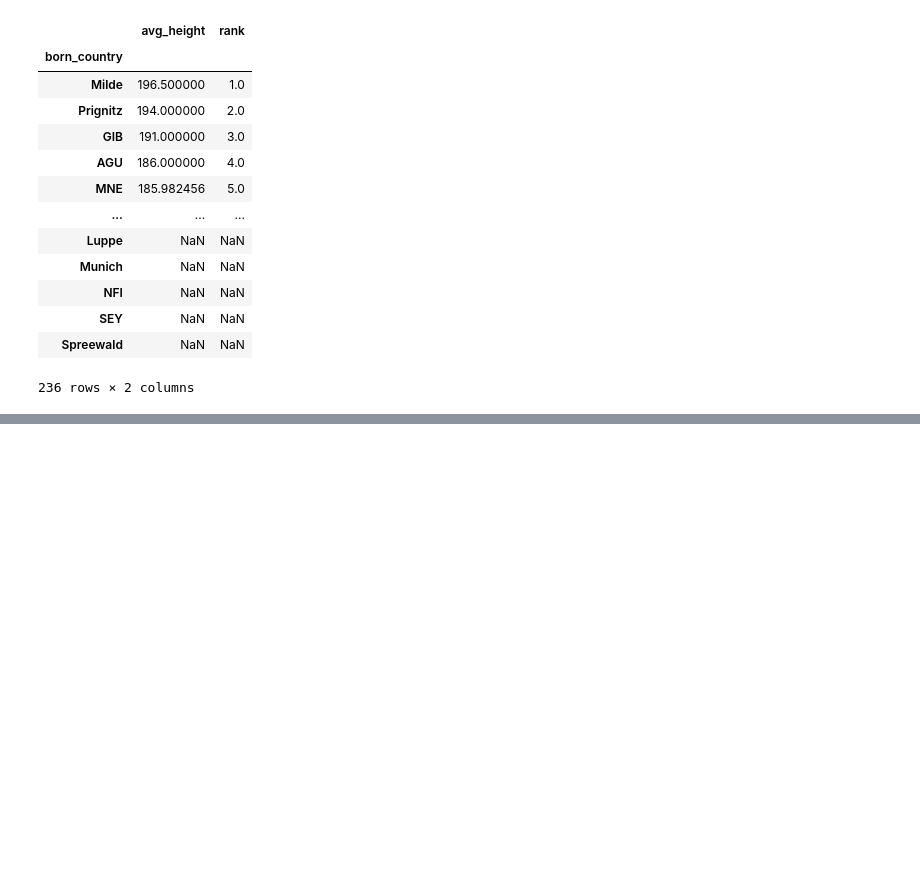
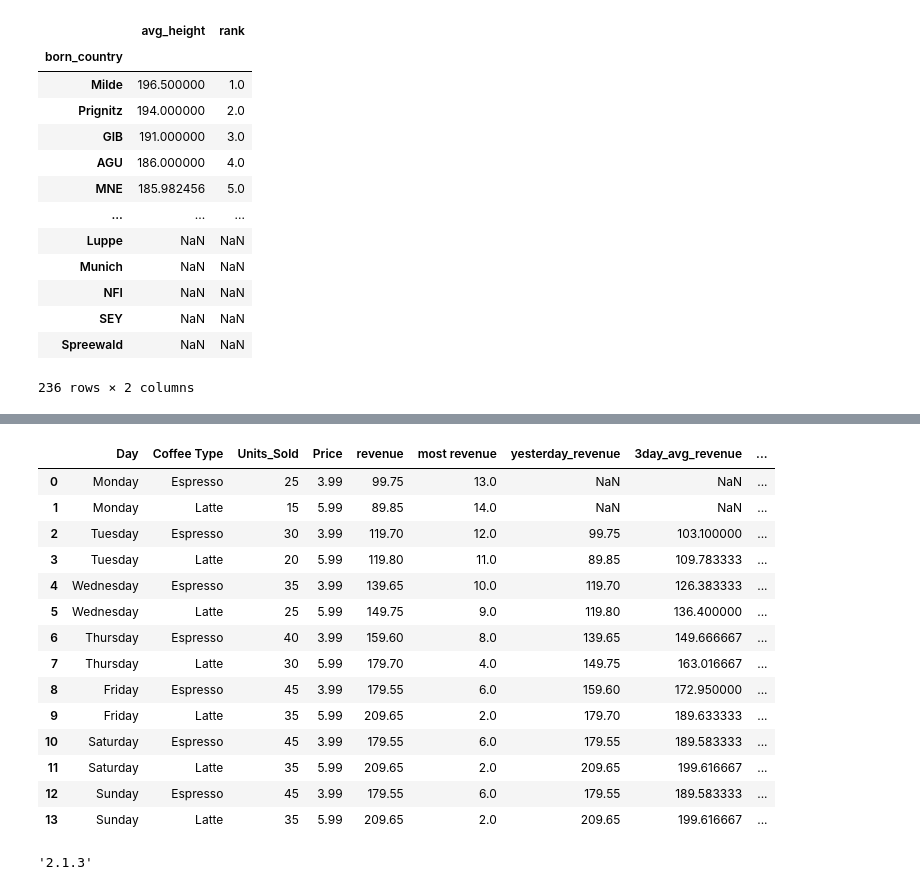
Before and after one commit to Prajwalgowda1718/Python, a Jupyter notebook: Pandas/my_code.ipynb, the cells around one changed output, grey strips where cells are left out. Saved outputs shown, nothing was run; the diff lists cells and outputs as text; code cells hidden in the pictures; blank space fills up the shorter version.

```diff
--- a/Pandas/my_code.ipynb
+++ b/Pandas/my_code.ipynb
@@ -1391,0 +1470,23 @@ result
+# %%
+coffee['cumulative_count'] = coffee['Units_Sold'].cumsum()
+coffee
+# %% [output]
+|  | Day | Coffee Type | Units_Sold | Price | revenue | most revenue | yesterday_revenue | 3day_avg_revenue | ... |
+| 0 | Monday | Espresso | 25 | 3.99 | 99.75 | 13.0 | NaN | NaN | ... |
+| 1 | Monday | Latte | 15 | 5.99 | 89.85 | 14.0 | NaN | NaN | ... |
+| 2 | Tuesday | Espresso | 30 | 3.99 | 119.70 | 12.0 | 99.75 | 103.100000 | ... |
+| 3 | Tuesday | Latte | 20 | 5.99 | 119.80 | 11.0 | 89.85 | 109.783333 | ... |
+| 4 | Wednesday | Espresso | 35 | 3.99 | 139.65 | 10.0 | 119.70 | 126.383333 | ... |
+| 5 | Wednesday | Latte | 25 | 5.99 | 149.75 | 9.0 | 119.80 | 136.400000 | ... |
+| 6 | Thursday | Espresso | 40 | 3.99 | 159.60 | 8.0 | 139.65 | 149.666667 | ... |
+| 7 | Thursday | Latte | 30 | 5.99 | 179.70 | 4.0 | 149.75 | 163.016667 | ... |
+| 8 | Friday | Espresso | 45 | 3.99 | 179.55 | 6.0 | 159.60 | 172.950000 | ... |
+| 9 | Friday | Latte | 35 | 5.99 | 209.65 | 2.0 | 179.70 | 189.633333 | ... |
+| 10 | Saturday | Espresso | 45 | 3.99 | 179.55 | 6.0 | 179.55 | 189.583333 | ... |
+| 11 | Saturday | Latte | 35 | 5.99 | 209.65 | 2.0 | 209.65 | 199.616667 | ... |
+| 12 | Sunday | Espresso | 45 | 3.99 | 179.55 | 6.0 | 179.55 | 189.583333 | ... |
+| 13 | Sunday | Latte | 35 | 5.99 | 209.65 | 2.0 | 209.65 | 199.616667 | ... |
+# %%
+pd.__version__
+# %% [output]
+'2.1.3'
```
Also changed, not shown: parts of 6 cells of this notebook, 6 other files.
